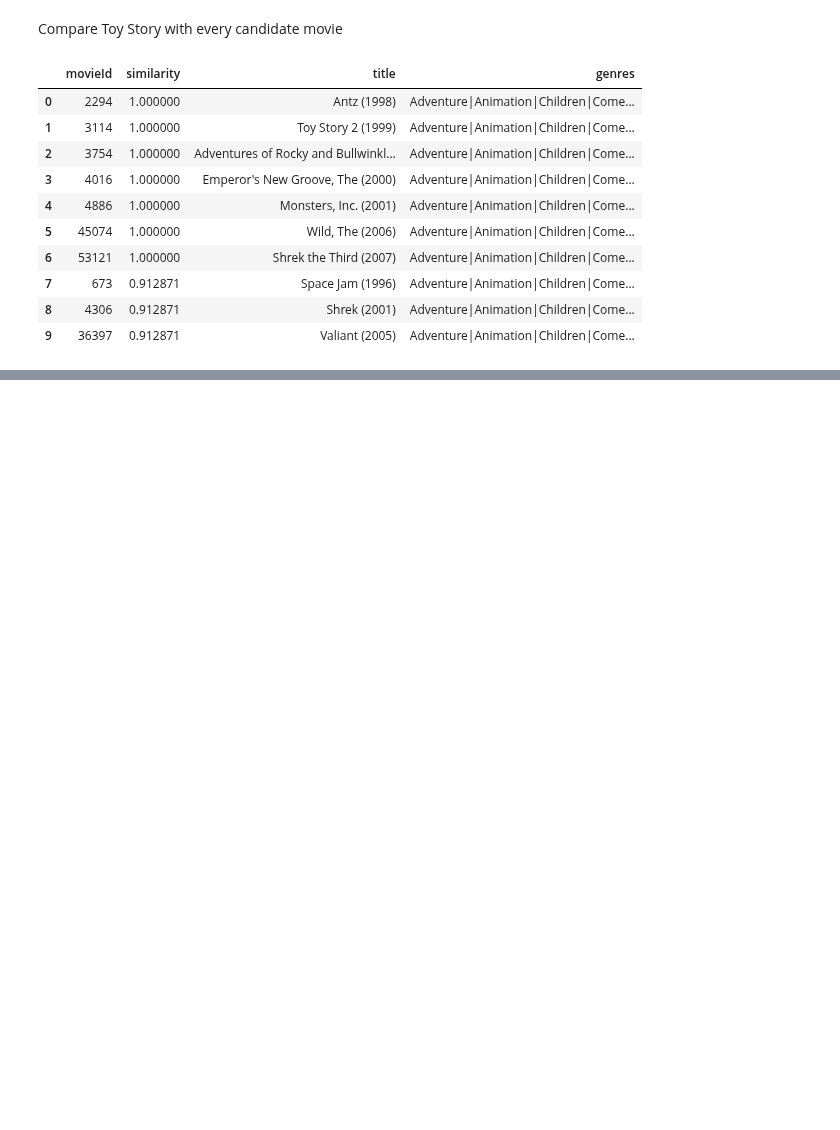
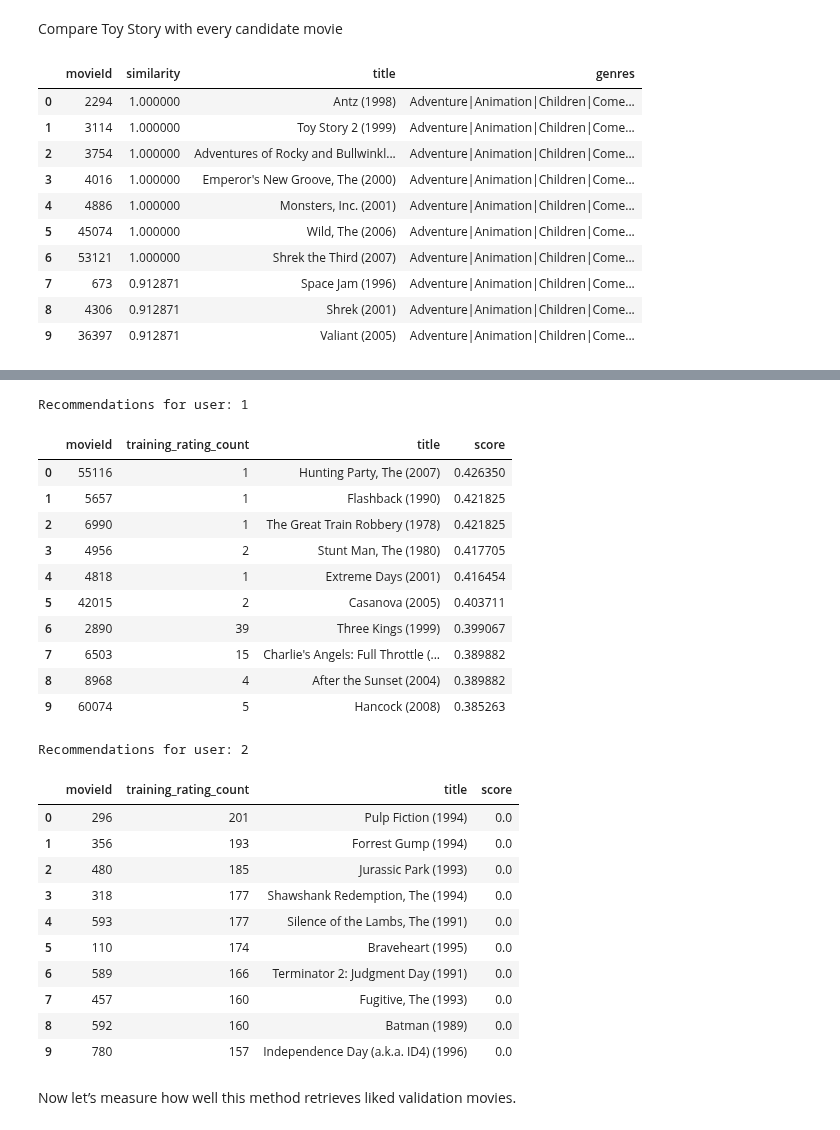
Before and after one commit to clarkbrendenj/movie-recommendation-system, a Jupyter notebook: notebooks/03_content_based_filtering.ipynb, the cells around one changed output, grey strips where cells are left out. Cells and saved outputs as stored; diff of their text form; code cells hidden in the pictures; blank space fills up the shorter version.

```diff
--- a/notebooks/03_content_based_filtering.ipynb
+++ b/notebooks/03_content_based_filtering.ipynb
@@ -193,0 +270,19 @@ similar_genre_movies.head(10)
+# %%
+movie_popularity = (
+    train_ratings.groupby("movieId")
+    .size()
+    .reset_index(name="training_rating_count")
+    .merge(
+        movies[["movieId", "title"]],
+        on="movieId",
+        how="left",
+        validate="one_to_one"
+    )
+    .sort_values(
+        ["training_rating_count", "movieId"],
+        ascending=[False, True]
+    )
+    .reset_index(drop=True)
+)
+
+movie_popularity.head(10)
@@ -193,0 +351,40 @@ similar_genre_movies.head(10)
+# %%
+for example_user_id in [1, 2]:
+    print("Recommendations for user:", example_user_id)
+
+    display(
+        recommend_genre_based(
+            user_id=example_user_id,
+            training_data=train_ratings,
+            genre_matrix=genre_matrix,
+            popularity_ranking=movie_popularity,
+            n=10
+        )
+    )
+# %% [output]
+Recommendations for user: 1
+|  | movieId | training_rating_count | title | score |
+| 0 | 55116 | 1 | Hunting Party, The (2007) | 0.426350 |
+| 1 | 5657 | 1 | Flashback (1990) | 0.421825 |
+| 2 | 6990 | 1 | The Great Train Robbery (1978) | 0.421825 |
+| 3 | 4956 | 2 | Stunt Man, The (1980) | 0.417705 |
+| 4 | 4818 | 1 | Extreme Days (2001) | 0.416454 |
+| 5 | 42015 | 2 | Casanova (2005) | 0.403711 |
+| 6 | 2890 | 39 | Three Kings (1999) | 0.399067 |
+| 7 | 6503 | 15 | Charlie's Angels: Full Throttle (... | 0.389882 |
+| 8 | 8968 | 4 | After the Sunset (2004) | 0.389882 |
+| 9 | 60074 | 5 | Hancock (2008) | 0.385263 |
+Recommendations for user: 2
+|  | movieId | training_rating_count | title | score |
+| 0 | 296 | 201 | Pulp Fiction (1994) | 0.0 |
+| 1 | 356 | 193 | Forrest Gump (1994) | 0.0 |
+| 2 | 480 | 185 | Jurassic Park (1993) | 0.0 |
+| 3 | 318 | 177 | Shawshank Redemption, The (1994) | 0.0 |
+| 4 | 593 | 177 | Silence of the Lambs, The (1991) | 0.0 |
+| 5 | 110 | 174 | Braveheart (1995) | 0.0 |
+| 6 | 589 | 166 | Terminator 2: Judgment Day (1991) | 0.0 |
+| 7 | 457 | 160 | Fugitive, The (1993) | 0.0 |
+| 8 | 592 | 160 | Batman (1989) | 0.0 |
+| 9 | 780 | 157 | Independence Day (a.k.a. ID4) (1996) | 0.0 |
+# %% [markdown]
+Now let’s measure how well this method retrieves liked validation movies.
```
Also changed, not shown: parts of 10 cells of this notebook, 1 other file.
